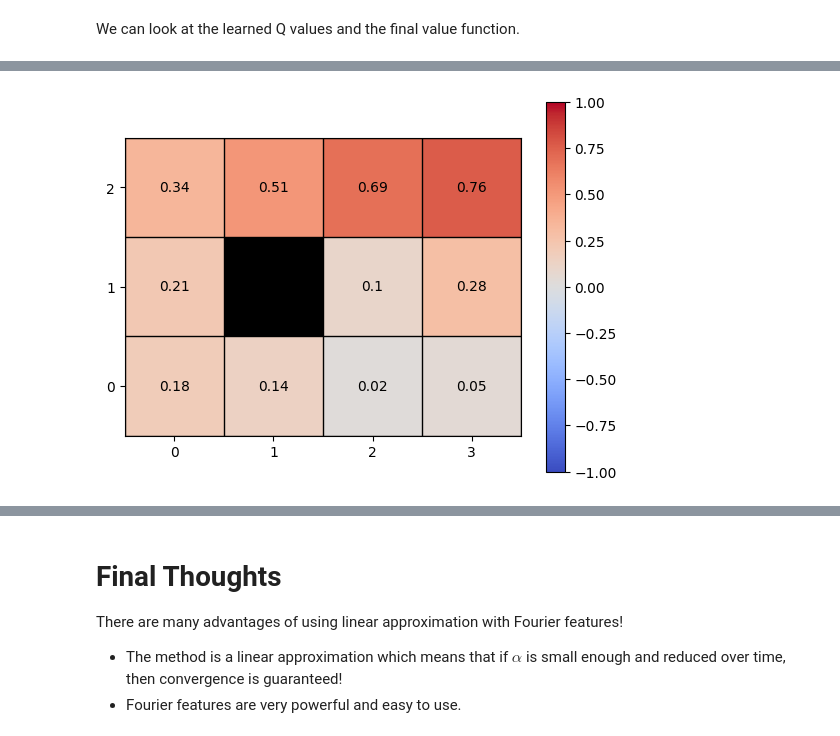
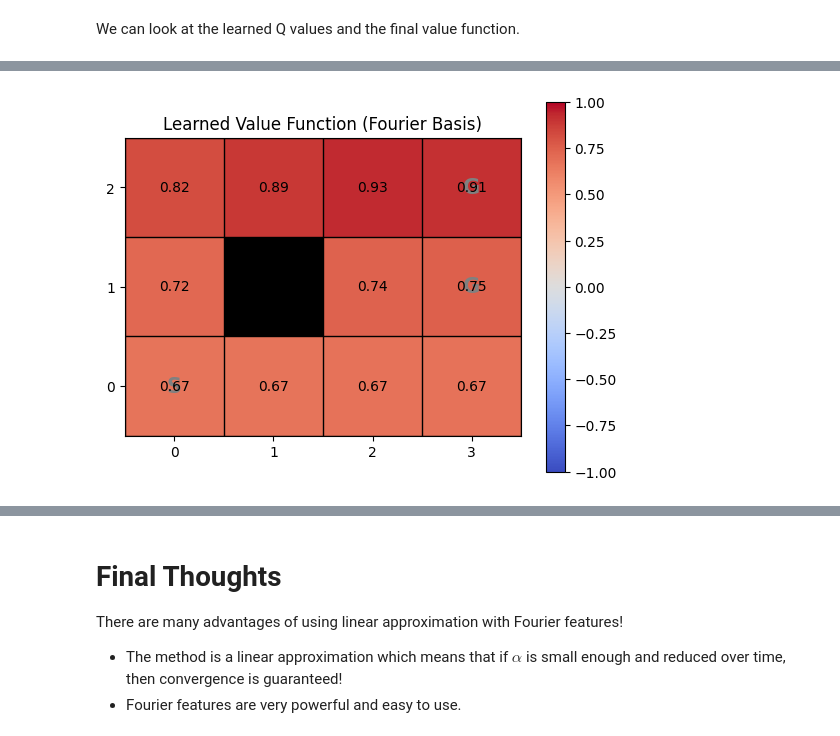
Before and after one commit to mhahsler/Introduction_to_Reinforcement_Learning, a Jupyter notebook: Approximation/Fourier_basis_features.ipynb, the cells around one changed output, grey strips where cells are left out. Drawn from its saved outputs; the diff is of its cells as text; code cells hidden in the pictures.

Commit message:
added another Fourier feature example.

```diff
--- a/Approximation/Fourier_basis_features.ipynb
+++ b/Approximation/Fourier_basis_features.ipynb
@@ -139,6 +139,6 @@ def state_features(s):
 
 gym_classics.algorithms.linear_approximation.state_features = state_features
 # %%
-w = semi_gradient_Sarsa(env, n=100, epsilon=0.1, alpha=0.1, gamma=.9, max_episode_length = 1000, verbose=False)
+w = semi_gradient_Sarsa(env, n=1000, epsilon=0.1, alpha=0.01, gamma=1, max_episode_length = 1000, verbose=False)
 Q, V, pol = plot_w(w)
 # %% [output]
@@ -197,4 +199,4 @@ plt.show()
 # %%
-env.image(V, labels = True, clim=(-1,1))
+env.image(V, labels = True, clim=(-1,1), title= 'Learned Value Function (Fourier Basis)')
 # %% [output]
-[figure, old version]
+[figure, new version]
```
Also changed, not shown: parts of 10 cells of this notebook, 4 other files.
